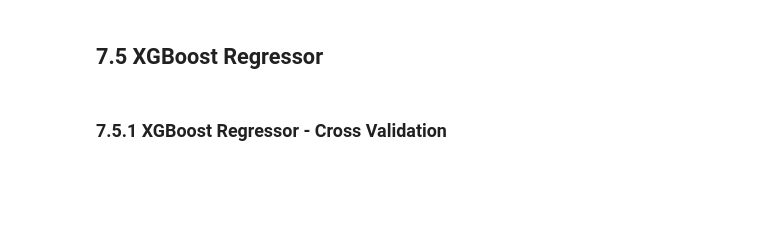
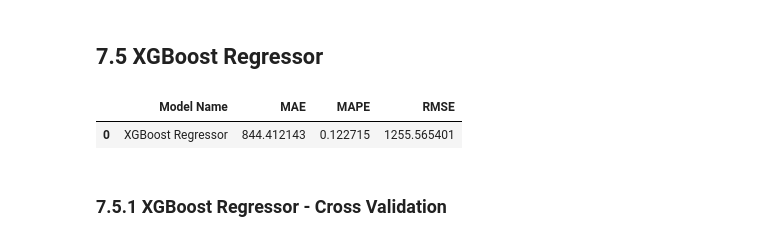
Before and after one commit to GuilhermeRuy97/Data-Science-em-Producao-Meigarom, a Jupyter notebook: data_science_em_producao.ipynb, the cells around one changed output. Cells and saved outputs as stored; diff of their text form; code cells hidden in the pictures; blank space fills up the shorter version.

```diff
--- a/data_science_em_producao.ipynb
+++ b/data_science_em_producao.ipynb
@@ -1322,18 +1391,30 @@ rf_result_cv
 # %% [markdown]
 ## 7.5 XGBoost Regressor
 # %%
+#eta é o número de passadas para o aprendizado;
+#max_depth é a ramificação máxima da árvore;
+#subsample é a amostragem;
+#colssample_bytee é uma espécie de ensemble (combinação das árvores).
+
 # model
 model_xgb = xgb.XGBRegressor( objective = 'reg:squarederror',
                              n_estimators = 100,
                              eta = 0.01,
                              max_depth = 10,
                              subsample = 0.7,
                              colsample_bytee = 0.9)
-model_xgb.fit( x_test )
+
+model_xgb.fit( x_train, y_train )
+
+# prediction
+yhat_xgb = model_xgb.predict( x_test )
 
 # performance
 xgb_result = ml_error( 'XGBoost Regressor', np.expm1( y_test ), np.expm1( yhat_xgb ) )
 xgb_result
+# %% [output]
+|  | Model Name | MAE | MAPE | RMSE |
+| 0 | XGBoost Regressor | 844.412143 | 0.122715 | 1255.565401 |
 # %% [markdown]
 ### 7.5.1 XGBoost Regressor - Cross Validation
 # %%
```
Also changed, not shown: parts of 15 cells of this notebook.
